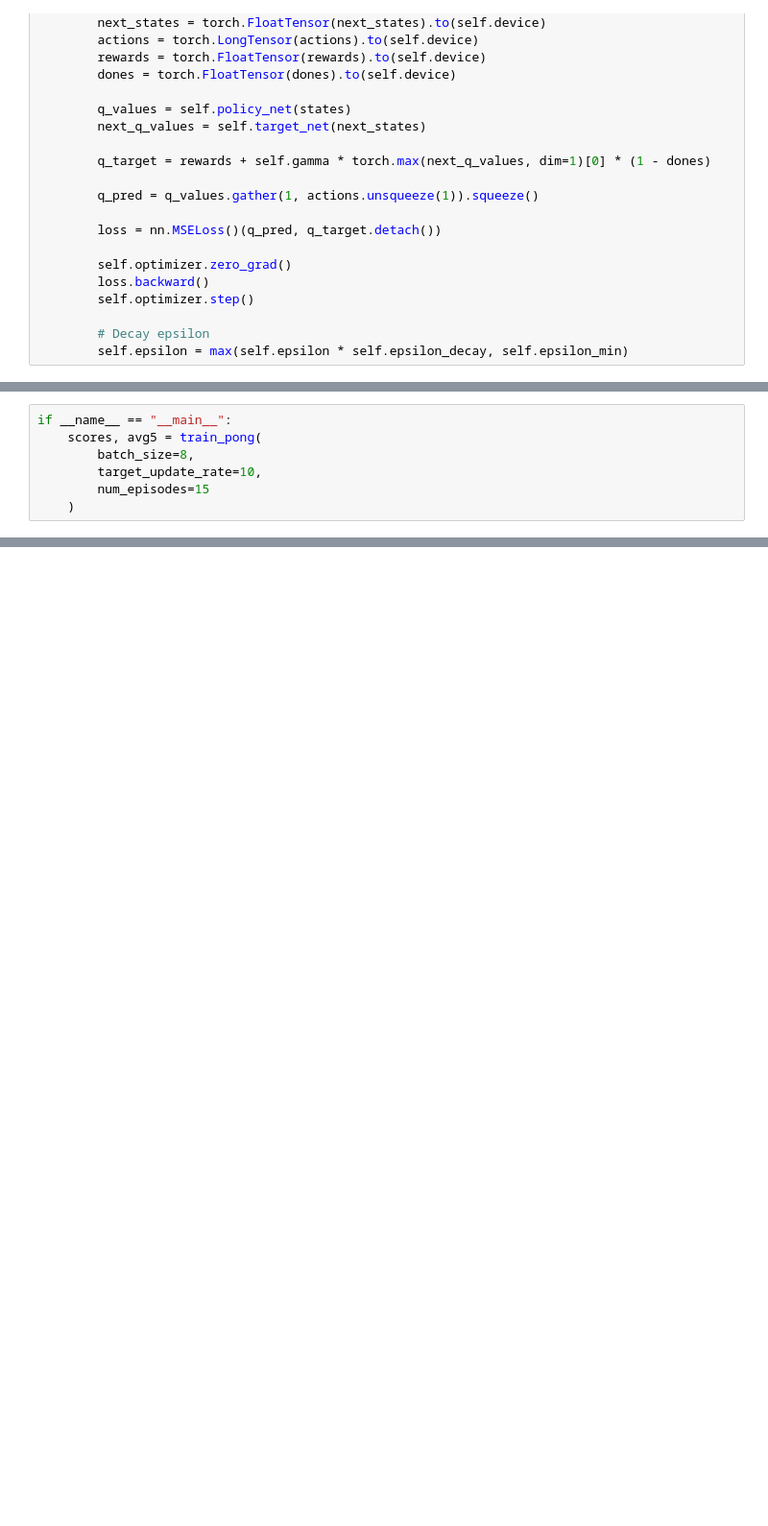
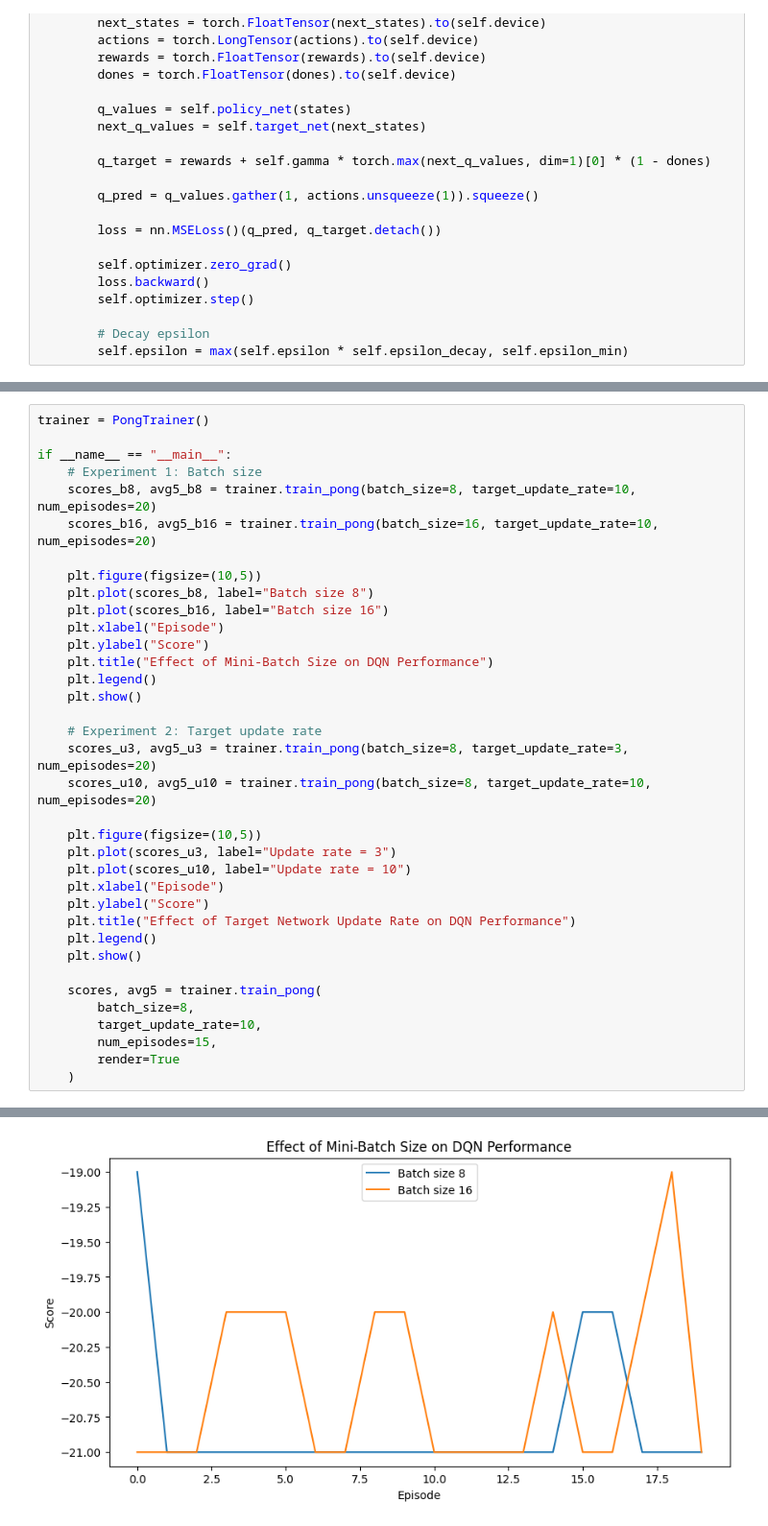
Before and after one commit to Andrew-Silveira-5077086/DQN_Assignment3, a Jupyter notebook: DQN_Assignment3.ipynb, the cells around one changed output, grey strips where cells are left out. Shown at 96% size. Drawn from its saved outputs; the diff is of its cells as text; blank space fills up the shorter version.

```diff
--- a/DQN_Assignment3.ipynb
+++ b/DQN_Assignment3.ipynb
@@ -190,8 +196,37 @@ def train_pong(batch_size=8, target_update_rate=10, num_episodes=500):
 # %%
+trainer = PongTrainer()
+
 if __name__ == "__main__":
-    scores, avg5 = train_pong(
+    # Experiment 1: Batch size
+    scores_b8, avg5_b8 = trainer.train_pong(batch_size=8, target_update_rate=10, num_episodes=20)
+    scores_b16, avg5_b16 = trainer.train_pong(batch_size=16, target_update_rate=10, num_episodes=20)
+
+    plt.figure(figsize=(10,5))
+    plt.plot(scores_b8, label="Batch size 8")
+    plt.plot(scores_b16, label="Batch size 16")
+    plt.xlabel("Episode")
+    plt.ylabel("Score")
+    plt.title("Effect of Mini-Batch Size on DQN Performance")
+    plt.legend()
+    plt.show()
+
+    # Experiment 2: Target update rate
+    scores_u3, avg5_u3 = trainer.train_pong(batch_size=8, target_update_rate=3, num_episodes=20)
+    scores_u10, avg5_u10 = trainer.train_pong(batch_size=8, target_update_rate=10, num_episodes=20)
+
+    plt.figure(figsize=(10,5))
+    plt.plot(scores_u3, label="Update rate = 3")
+    plt.plot(scores_u10, label="Update rate = 10")
+    plt.xlabel("Episode")
+    plt.ylabel("Score")
+    plt.title("Effect of Target Network Update Rate on DQN Performance")
+    plt.legend()
+    plt.show()
+
+    scores, avg5 = trainer.train_pong(
         batch_size=8,
         target_update_rate=10,
-        num_episodes=15
+        num_episodes=15,
+        render=True
     )
 # %% [output]
@@ -212,0 +250 @@ Episode 14 | Score: -20.0 | Avg(5): -20.20
+[figure, added]
```
Also changed, not shown: parts of 3 cells of this notebook, 2 other files.
